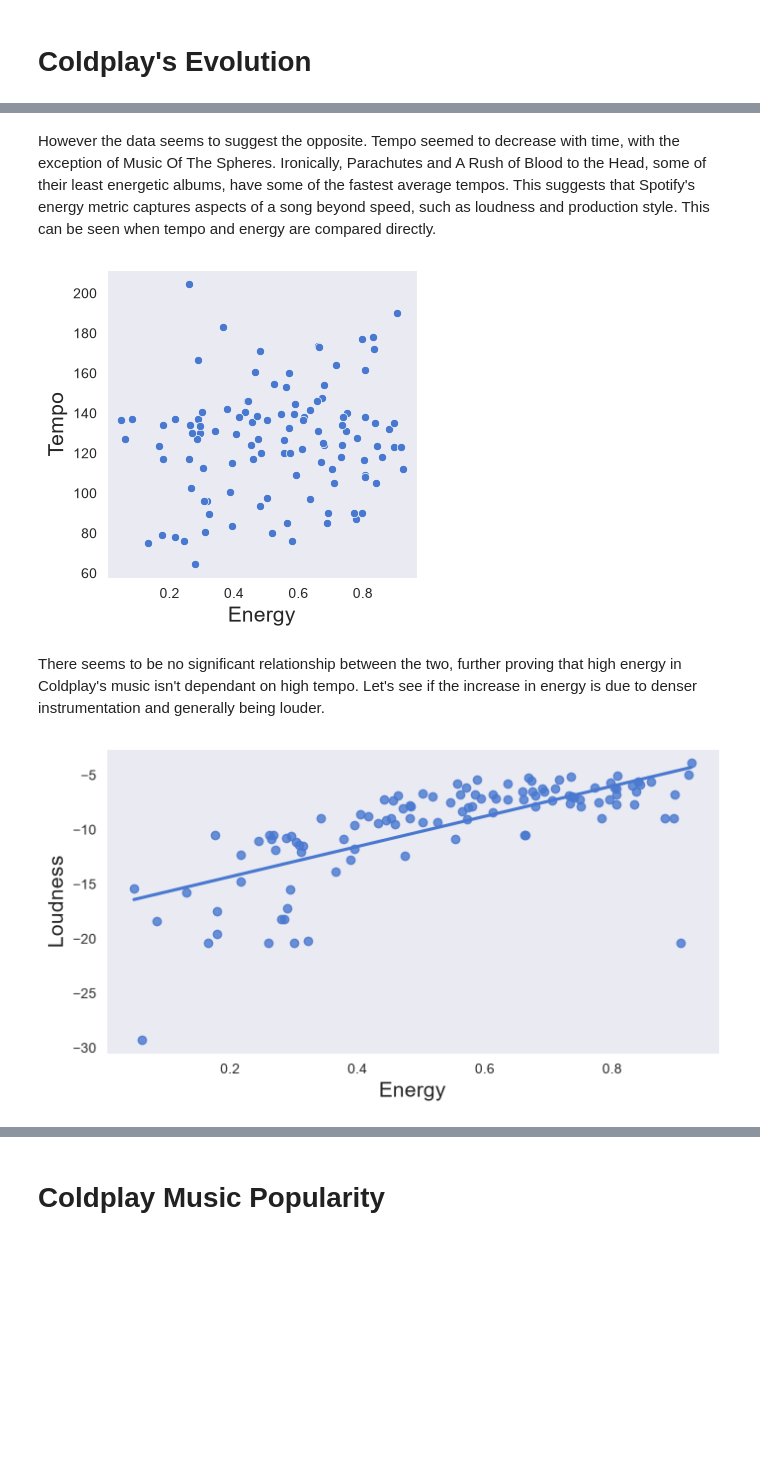
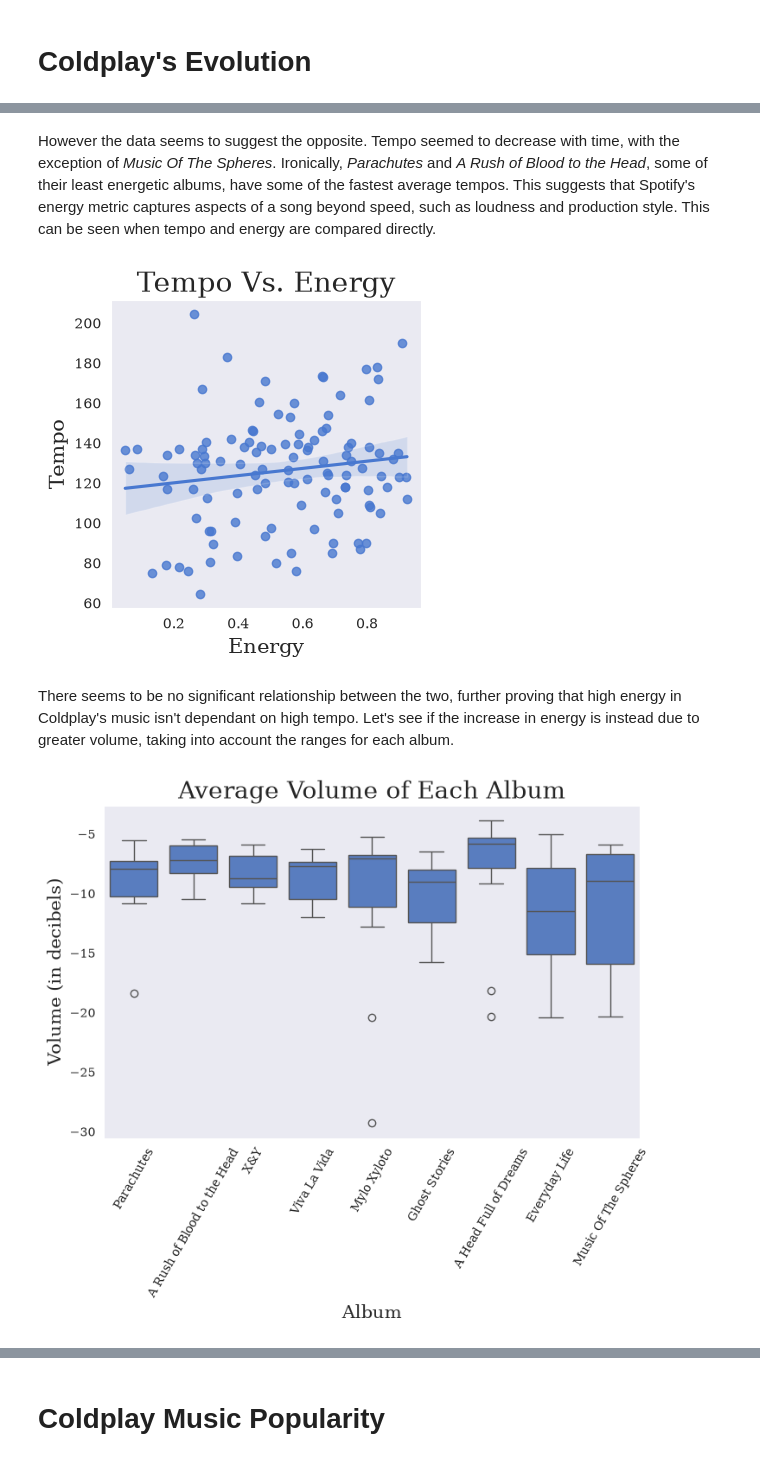
Before and after one commit to Dworlock11/Coldplay-Music-Analysis, a Jupyter notebook: notebooks/Analysis.ipynb, the cells around one changed output, grey strips where cells are left out. Drawn from its saved outputs; the diff is of its cells as text; code cells hidden in the pictures; blank space fills up the shorter version.

```diff
--- a/notebooks/Analysis.ipynb
+++ b/notebooks/Analysis.ipynb
@@ -267,0 +234,4 @@ df[df["album_name"] == "Music Of The Spheres"]
+# %%
+df.loc[df["album_name"] == "Viva La Vida or Death and All His Friends", "album_name"] = "Viva La Vida"
+
+df["album_name"].unique()
@@ -294,4 +272,8 @@ valence             0.802
 dtype: float64
 # %% [markdown]
 The other features are graphed to visuzlize their distributions and see if they're in order.
+# %%
+sns.set_style("dark")
+sns.set_palette("muted")
+plt.rcParams['font.family'] = 'serif'
 # %%
@@ -324,12 +306,13 @@ Firstly, their first two albums are known as being acoustic rock, while they lat
 # %%
-evolution_df = df.sort_values(by=["release_date"])
+sorted_df = df.sort_values(by=["release_date"])
 
-fig, ax = plt.subplots(figsize=(8, 4))
+fig, ax = plt.subplots(figsize=(8, 3))
 
-sns.barplot(x="album_name", y="acousticness", data=evolution_df, errorbar=('ci', False))
+sns.barplot(x="album_name", y="acousticness", data=sorted_df, errorbar=('ci', False))
 ax.set_xlabel("Album", fontsize=15)
 ax.set_ylabel("Acousticness", fontsize=15)
-plt.xticks(rotation=70)
+ax.set_title("Average Acousticness of Each Album", fontsize=20)
+plt.xticks(rotation=60)
 
 plt.show()
 # %% [output]
@@ -401,25 +366,28 @@ plt.show()
 # %% [markdown]
-However the data seems to suggest the opposite. Tempo seemed to decrease with time, with the exception of Music Of The Spheres. Ironically, Parachutes and A Rush of Blood to the Head, some of their least energetic albums, have some of the fastest average tempos. This suggests that Spotify's energy metric captures aspects of a song beyond speed, such as loudness and production style. This can be seen when tempo and energy are compared directly.
+However the data seems to suggest the opposite. Tempo seemed to decrease with time, with the exception of *Music Of The Spheres*. Ironically, *Parachutes* and *A Rush of Blood to the Head*, some of their least energetic albums, have some of the fastest average tempos. This suggests that Spotify's energy metric captures aspects of a song beyond speed, such as loudness and production style. This can be seen when tempo and energy are compared directly.
 # %%
 fig, ax = plt.subplots(figsize=(4, 4))
 
-sns.scatterplot(x="energy", y="tempo", data=evolution_df)
+sns.regplot(x="energy", y="tempo", data=sorted_df)
 ax.set_xlabel("Energy", fontsize=15)
 ax.set_ylabel("Tempo", fontsize=15)
+ax.set_title("Tempo Vs. Energy", fontsize=20)
 
 plt.show()
 # %% [output]
-[figure, old version]
+[figure, new version]
 # %% [markdown]
-There seems to be no significant relationship between the two, further proving that high energy in Coldplay's music isn't dependant on high tempo. Let's see if the increase in energy is due to denser instrumentation and generally being louder.
+There seems to be no significant relationship between the two, further proving that high energy in Coldplay's music isn't dependant on high tempo. Let's see if the increase in energy is instead due to greater volume, taking into account the ranges for each album.
 # %%
-fig, ax = plt.subplots(figsize=(8, 4))
+fig, ax = plt.subplots(figsize=(8, 5))
 
-sns.regplot(x="energy", y="loudness", data=evolution_df, ci=False)
-ax.set_xlabel("Energy", fontsize=15)
-ax.set_ylabel("Loudness", fontsize=15)
+sns.boxplot(x="album_name", y="loudness", data=sorted_df)
+ax.set_xlabel("Album", fontsize=15)
+ax.set_ylabel("Volume (in decibels)", fontsize=15)
+ax.set_title("Average Volume of Each Album", fontsize=20)
+plt.xticks(rotation=60)
 
 plt.show()
 # %% [output]
-[figure, old version]
+[figure, new version]
 # %% [markdown]
```
Also changed, not shown: parts of 32 cells of this notebook, 1 other file.
